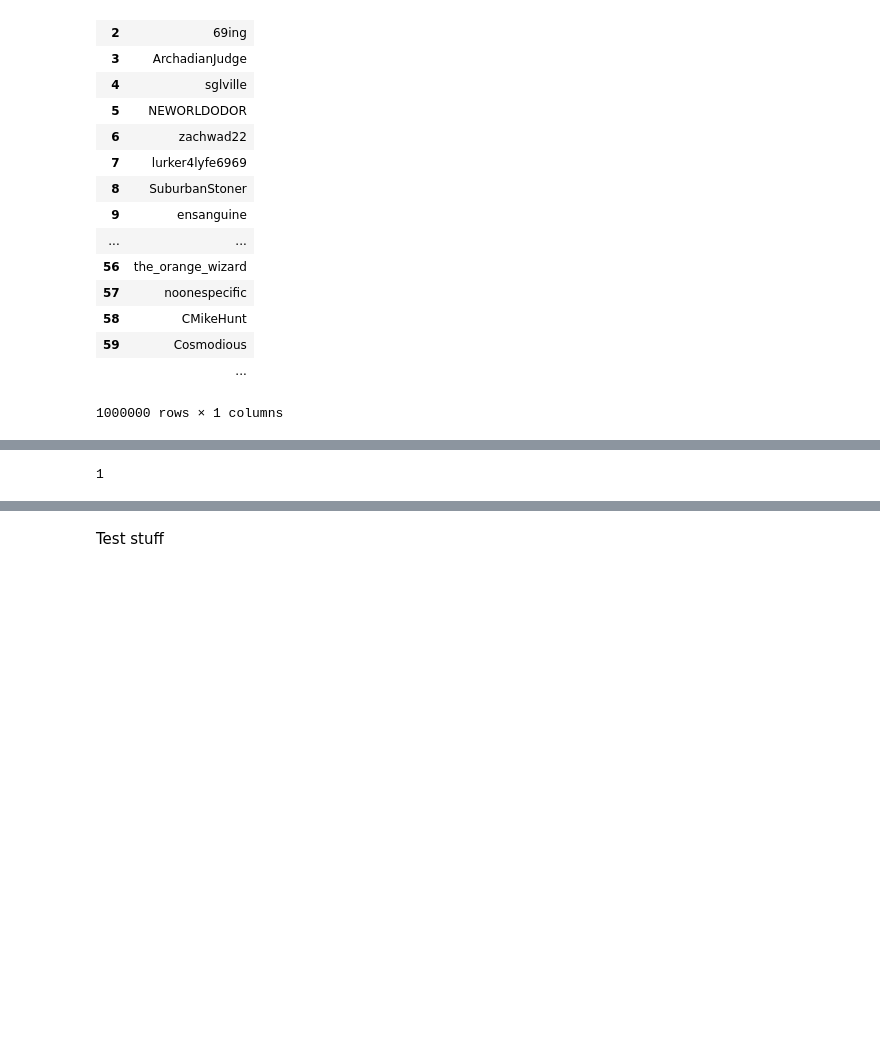
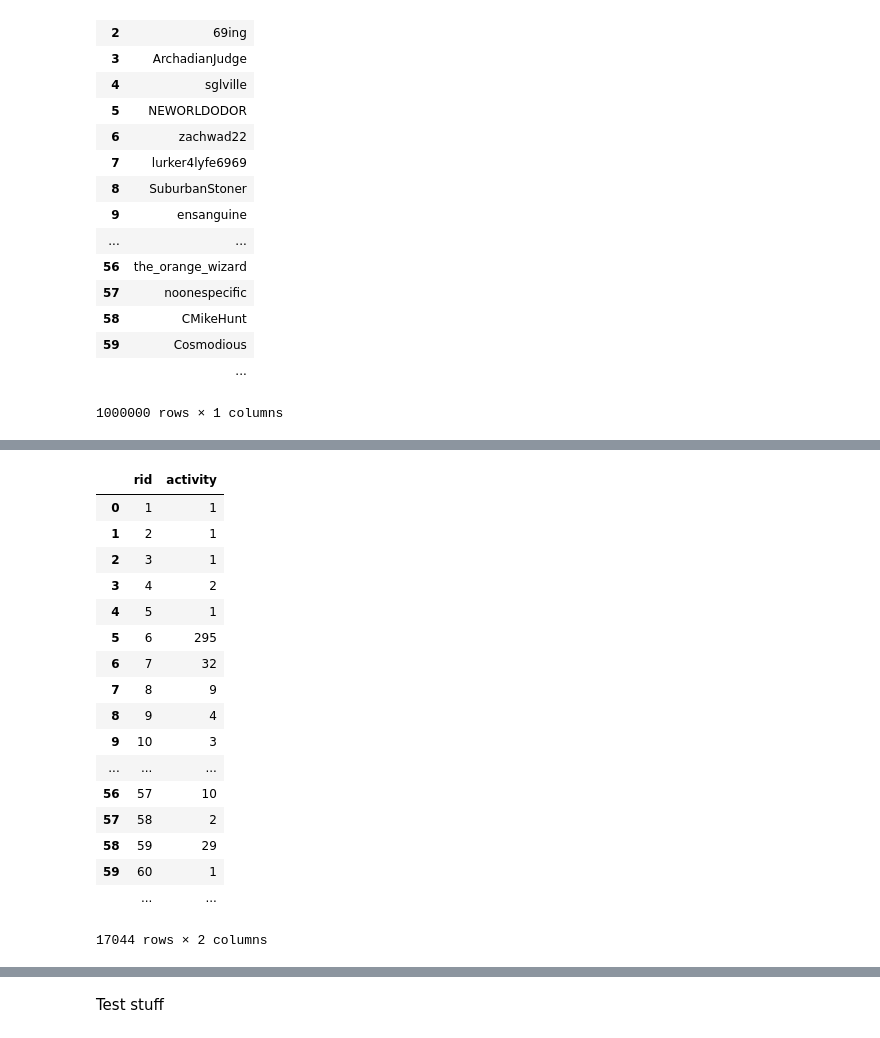
Before and after one commit to hoidn/Reddicommend, a Jupyter notebook: testing.ipynb, the cells around one changed output, grey strips where cells are left out. Cells and saved outputs as stored; diff of their text form; code cells hidden in the pictures; blank space fills up the shorter version.

```diff
--- a/testing.ipynb
+++ b/testing.ipynb
@@ -80,0 +107,6 @@ from occurrences
+# %%
+activity_df = sqlContext.sql("""
+select rid, sum(activity) as activity
+from occurrences
+group by rid
+""").persist(StorageLevel.MEMORY_AND_DISK_SER)
@@ -81,3 +115,24 @@ from occurrences
+# %%
+activity_df.toPandas()
+# %% [output]
+|  | rid | activity |
+| 0 | 1 | 1 |
+| 1 | 2 | 1 |
+| 2 | 3 | 1 |
+| 3 | 4 | 2 |
+| 4 | 5 | 1 |
+| 5 | 6 | 295 |
+| 6 | 7 | 32 |
+| 7 | 8 | 9 |
+| 8 | 9 | 4 |
+| 9 | 10 | 3 |
+| ... | ... | ... |
+| 56 | 57 | 10 |
+| 57 | 58 | 2 |
+| 58 | 59 | 29 |
+| 59 | 60 | 1 |
+|  | ... | ... |
+17044 rows × 2 columns
 # %%
 from operator import add
 
@@ -103,7 +159,3 @@ def coordinateMatrixAdd(leftmat, rightmat, scalar):
 
     #return matsum
     return pyspark.mllib.linalg.distributed.CoordinateMatrix(matsum)
-# %%
-reduce(add, filter(lambda elt: elt is not None, (1, 0)))
-# %% [output]
-1
```
Also changed, not shown: parts of 16 cells of this notebook.
